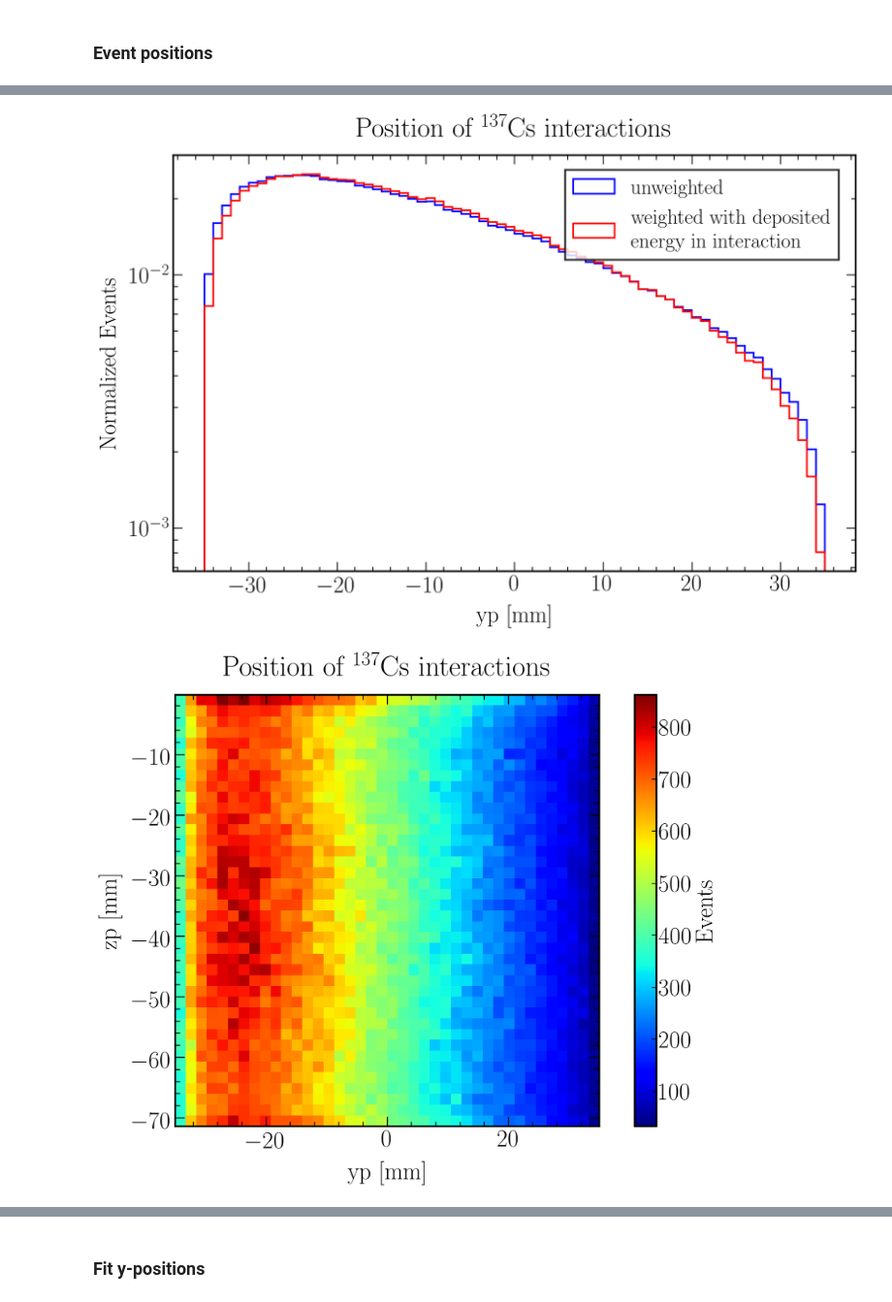
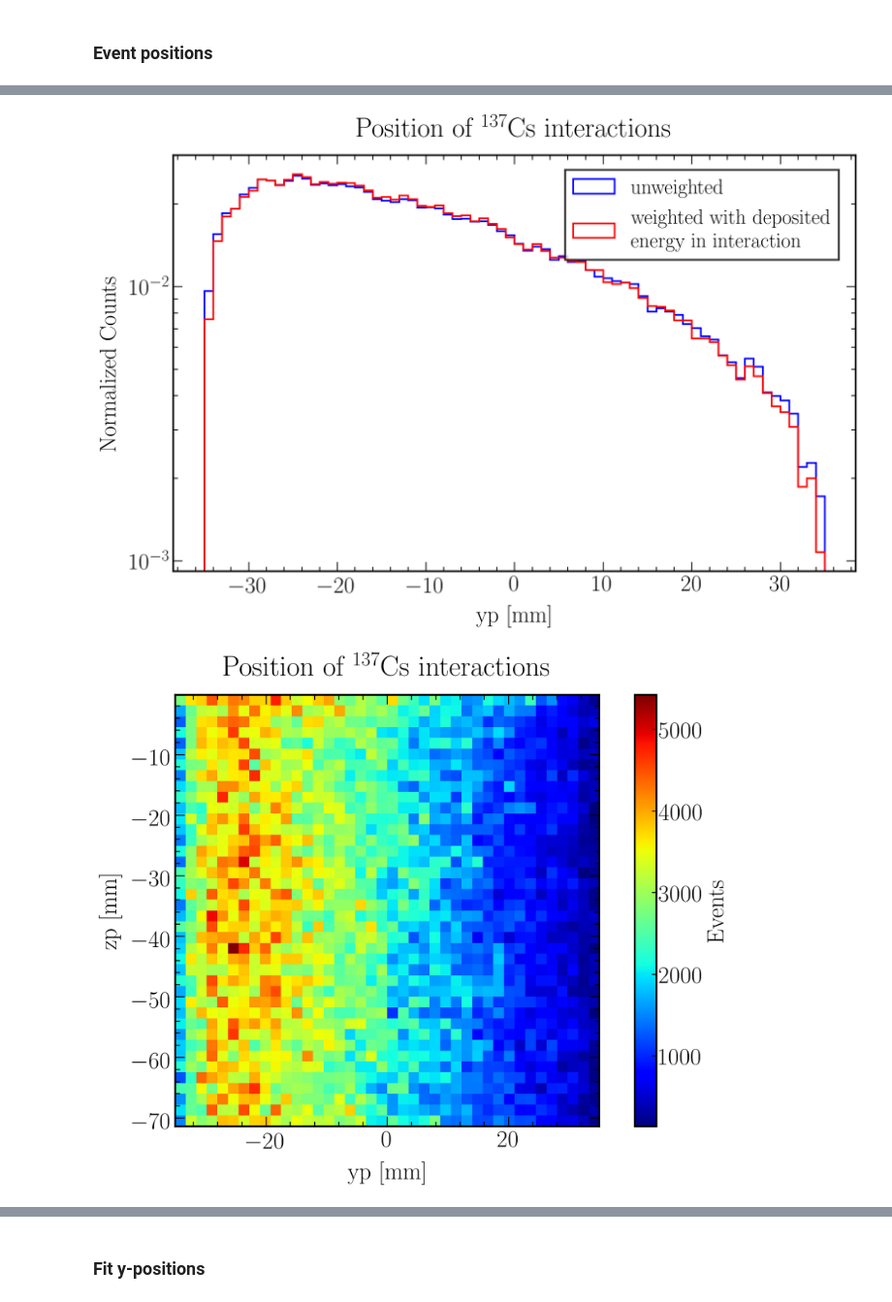
Before and after one commit to AG-Schumann/Xebra_G4_Analysis, a Jupyter notebook: Calibration_simulations_pointsource/Calibration_simulations_pointsource.ipynb, the cells around one changed output, grey strips where cells are left out. Shown at 97% size. Saved outputs shown, nothing was run; the diff lists cells and outputs as text; code cells hidden in the pictures.

```diff
--- a/Calibration_simulations_pointsource/Calibration_simulations_pointsource.ipynb
+++ b/Calibration_simulations_pointsource/Calibration_simulations_pointsource.ipynb
@@ -73,6 +49,0 @@ ls: cannot access '../../Xebra_G4/*.root': No such file or directory
-# %%
-## Selection of file to be analyzed:
-#filename = '../../Simulation_Data/Calibration_simulations_pointsource/Cs137_1e6_noscint_inside.root'
-#filename = '../../Simulation_Data/Calibration_simulations_pointsource/Cs137_1e8_noscint.root'
-filename = '../../Simulation_Data/Calibration_simulations_pointsource/proc/Cs137_1e8_noscint_z3mm_MS_Sorted.root'
-#filename = '../../Simulation_Data/Calibration_simulations_pointsource/proc/Cs137_1e6_noscint_inside_z3mm_SS_Sorted.root'
@@ -107,0 +74,4 @@ Full Absorption: False
+# %%
+## Selection of file to be analyzed:
+filename_list = ['/media/ab602/TOSHIBA EXT/Simulation_Data/Calibration_simulations_pointsource/Cs137_1.0e+07_pos_0._-122._-35.75_mm_noscint.root']
+#filename_list = glob.glob("/media/ab602/TOSHIBA EXT/Simulation_Data/Calibration_simulations_pointsource/Cs137_1.0e+08_pos_0._-122._-35.75_mm_noscint_*.root")
@@ -107,0 +110,16 @@ Full Absorption: False
+# %%
+if filenameprefix.find('Cs137') != -1:
+    isotope_name = 'Cs137'
+    isotope_name_fancy = '$^{137}$Cs'
+elif filenameprefix.find('Co57') != -1:
+    isotope_name = 'Co57'
+    isotope_name_fancy = '$^{57}$Co'
+elif filenameprefix.find('Co60') != -1:
+    isotope_name = 'Co60'
+    isotope_name_fancy = '$^{60}$Co'
+else:
+    isotope_name = ''
+    isotope_name_fancy = ''
+    print('ERROR: Failed to set isotope_name!')
+
+print(isotope_name)
@@ -175,10 +195,12 @@ if Clustered == True:
 
     _chunk_collect = pd.DataFrame({'xpri' : [],'ypri' : [],'zpri' : [], 'Xp' : [],'Yp' : [],'Zp' : [],'Etot' : []}) # Initialize empty data frame
 
-    for _chunk in uproot.iterate(filename, "events",branches, entrysteps=100000,
+    for _chunk in uproot.iterate(filename_list, "events",branches, entrysteps=100000,
                                            outputtype=pd.DataFrame, executor=executor):
         _chunk.columns=branches
         _chunk_collect = _chunk_collect.append(_chunk)
+        print('.', end = '')
+    print('\n')
 
     _chunk_collect = _chunk_collect.rename(index=str, columns={"xpri": "xp_pri", "ypri": "yp_pri", "zpri": "zp_pri", "Xp": "xp", "Yp": "yp", "Zp": "zp", "Etot": "ed"})
 
@@ -191,13 +213,15 @@ else:
 
     _chunk_collect = pd.DataFrame({'xp_pri' : [],'yp_pri' : [],'zp_pri' : [], 'xp' : [],'yp' : [],'zp' : [],'etot' : [],'ed' : [],'nsteps' : []}) # Initialize empty data frame
 
-    for _chunk in uproot.iterate(filename, "events/events",branches, entrysteps=100000,
+    for _chunk in uproot.iterate(filename_list, "events/events",branches, entrysteps=100000,
                                            outputtype=pd.DataFrame, executor=executor):
         _chunk.columns=branches
         #_chunk =_chunk[ _chunk['ed'].apply(lambda x: len(x)==1) ] # Remove events with more than one scatter
         #_chunk =_chunk.applymap(lambda x: x[0]) # Convert lists in cells by taking only the 0th element
         #_chunk.type_pri =_chunk.type_pri.apply(lambda x: x.decode("utf-8")) # Decode bytestrings for primary type
         _chunk_collect = _chunk_collect.append(_chunk)
+        print('.', end = '')
+    print('\n')
 
 #print(_chunk.tail(10))
 #_chunk_collect.tail(10)
@@ -742,8 +884,8 @@ n, bins, patches = plt.hist(yp_flat, 70, density = True, color='blue', histtype
 n, bins, patches = plt.hist(yp_flat, 70, weights = ed_flat, density = True, color='red', histtype = 'step', linewidth = 2.2, label = 'weighted with deposited\nenergy in interaction')
 
 plt.xlabel('yp [mm]', fontsize = label_size, labelpad = label_pad)
-plt.ylabel('Normalized Events', fontsize = label_size, labelpad = label_pad)
-plt.title('Position of $^{137}$Cs interactions', fontsize = title_size, pad = title_pad)
+plt.ylabel('Normalized Counts', fontsize = label_size, labelpad = label_pad)
+plt.title('Position of '+isotope_name_fancy+' interactions', fontsize = title_size, pad = title_pad)
 
 # Axes ---> Range
 #plt.xlim(0,100) # 0 PE and 100 PE are typical values for the x axis limits
@@ -759,9 +901,9 @@ leg.get_frame().set_linewidth(2.5)
 
 plt.show()
 
-fig.savefig(filenameprefix+"_yp_spectrum_comparison.png")
+fig.savefig(filenameprefix+"_yp_spectrum_comparison_log.png")
 # %% [output]
-[figure, old version]
+[figure, new version]
 # %%
 #############################################
 ## Set plot styles:
@@ -798,35 +940,35 @@ plt.tick_params(which='major', direction='in', labelsize=label_size, top=True, r
 #plt.grid(True)
 
 #############################################
 ## Plot specific settings and plot data
 #############################################
 
 # Data plot
 plt.hist2d(yp_flat, zp_flat, bins=40, cmap = 'jet')#, norm=LogNorm(), normed = True
 
 plt.xlabel('yp [mm]', fontsize = label_size, labelpad = label_pad) # -35*mm,35*mm = 70
 plt.ylabel('zp [mm]', fontsize = label_size, labelpad = label_pad) # 68.5*mm - 2*0.15*mm
-plt.title('Position of $^{137}$Cs interactions', fontsize = title_size, pad = title_pad)
+plt.title('Position of '+isotope_name_fancy+' interactions', fontsize = title_size, pad = title_pad)
 
 plt.gca().set_aspect('equal', adjustable='box')
 
 # Colorbar
 cbar = plt.colorbar()
 cbar.outline.set_linewidth(2.2)
 cbar.ax.tick_params(direction='in', labelsize=label_size, width=1.2, length=6)
 cbar.set_label(label='Events', fontsize=label_size) # Normalized
 
 # Axes ---> Range
 #plt.xlim(0,100) # 0 PE and 100 PE are typical values for the x axis limits
 #plt.ylim(0,16000)
 #plt.xlim(left=0)
 #plt.yscale('log', nonposy='clip')
 
 plt.show()
 
 fig.savefig(filenameprefix+"_yp_zp.png")
 # %% [output]
-[figure, old version]
+[figure, new version]
 # %%
 if Clustered == True:
 
```
Also changed, not shown: parts of 32 cells of this notebook.
